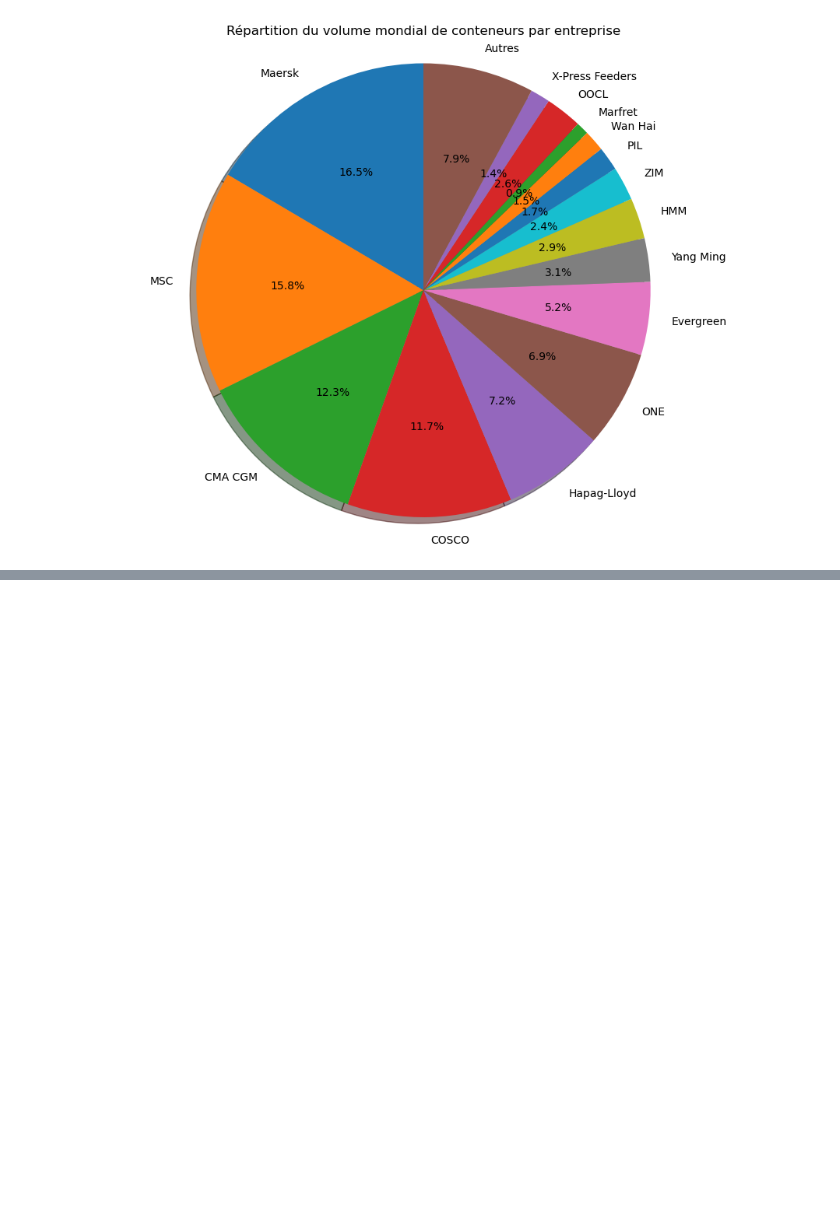
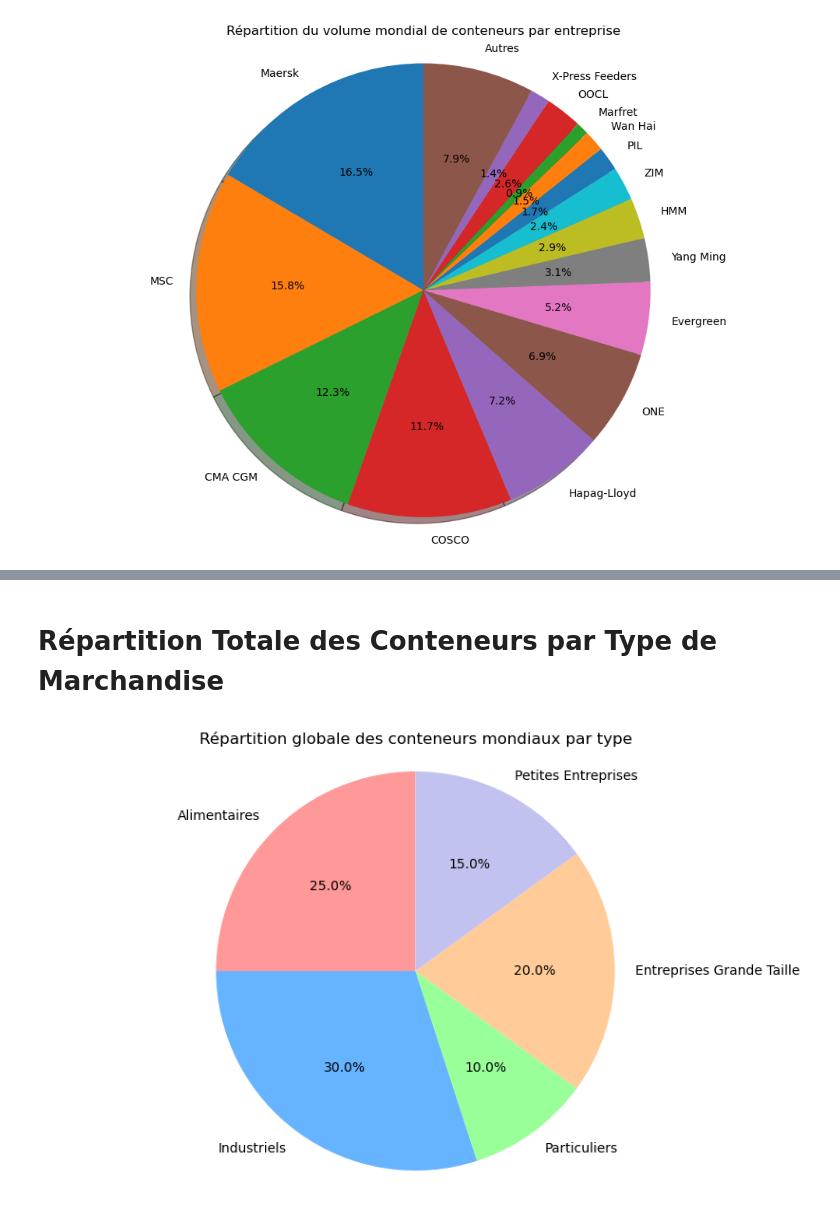
Before and after one commit to zakaria-maanane/CargoFlow, a Jupyter notebook: CargoFlow.ipynb, the cells around one changed output, grey strips where cells are left out. Cells and saved outputs as stored; diff of their text form; code cells hidden in the pictures; blank space fills up the shorter version.

```diff
--- a/CargoFlow.ipynb
+++ b/CargoFlow.ipynb
@@ -73,0 +129,22 @@ plt.show()
+# %% [markdown]
+# Répartition Totale des Conteneurs par Type de Marchandise
+# %%
+
+
+# Données de répartition des conteneurs mondiaux par type
+data = {
+    "Type_Conteneur": ["Alimentaires", "Industriels", "Particuliers", "Entreprises Grande Taille", "Petites Entreprises"],
+    "Proportion (%)": [25, 30, 10, 20, 15]
+}
+
+# Création du DataFrame
+df = pd.DataFrame(data)
+
+# Graphique
+plt.figure(figsize=(10, 6))
+plt.pie(df['Proportion (%)'], labels=df['Type_Conteneur'], autopct='%1.1f%%', startangle=90, colors=['#ff9999','#66b3ff','#99ff99','#ffcc99','#c2c2f0'])
+plt.title("Répartition globale des conteneurs mondiaux par type")
+plt.axis('equal')  # Pour avoir un cercle parfait
+plt.show()
+# %% [output]
+[figure, added]
```
Also changed, not shown: parts of 9 cells of this notebook, 4 other files.
